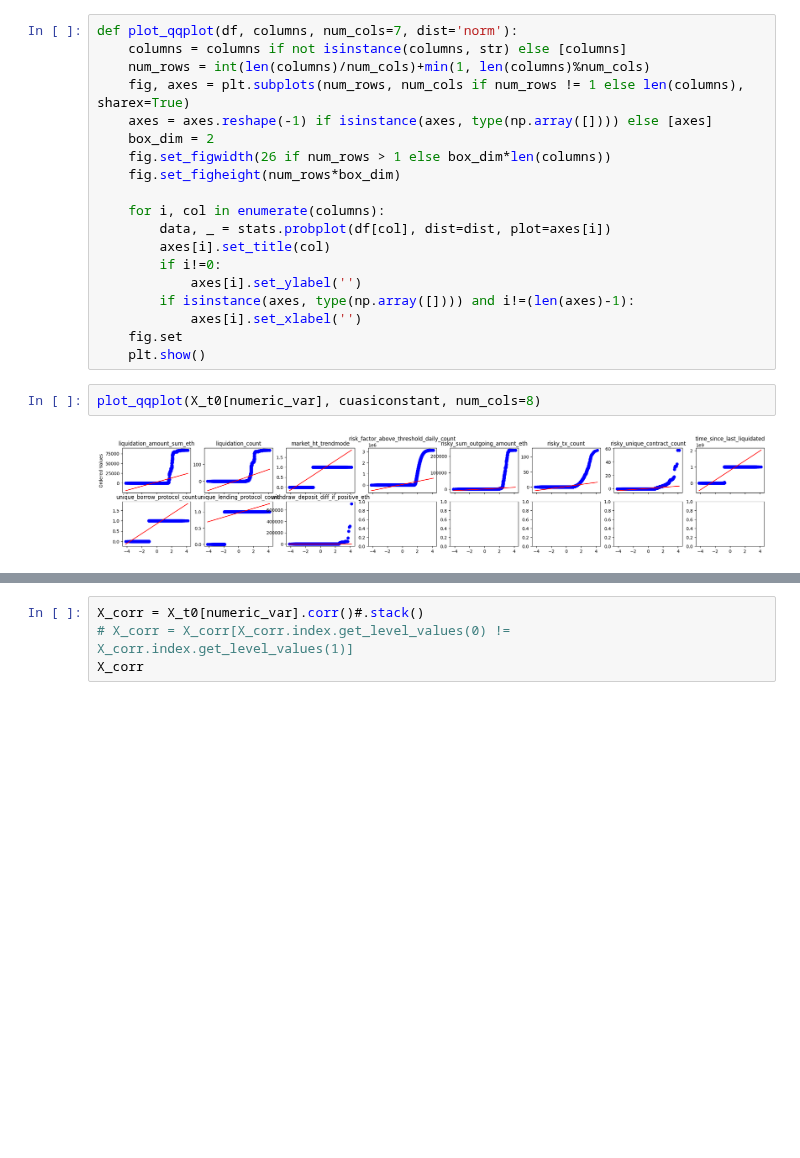
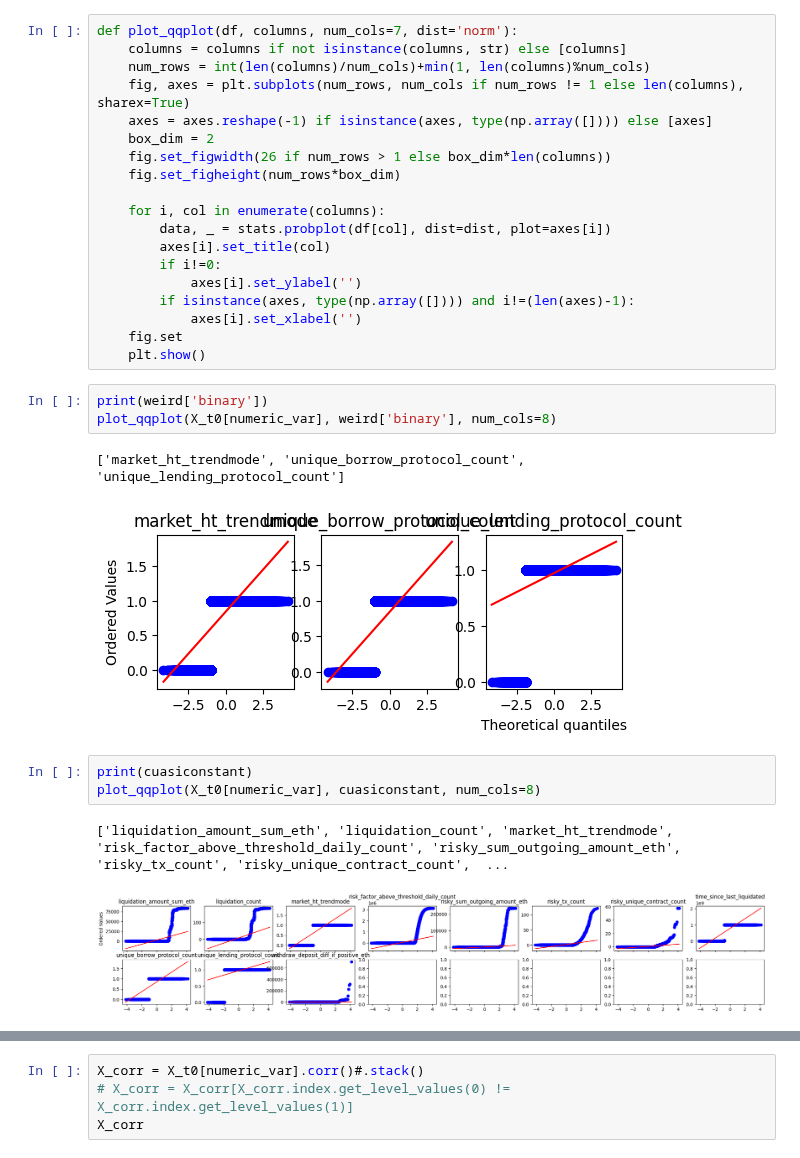
Before and after one commit to carinunez/Labs_MDS, a Jupyter notebook: proyecto_lab/project_entrega1.ipynb, the cells around one changed output, grey strips where cells are left out. Cells and saved outputs as stored; diff of their text form; blank space fills up the shorter version.

```diff
--- a/proyecto_lab/project_entrega1.ipynb
+++ b/proyecto_lab/project_entrega1.ipynb
@@ -393,7 +399,15 @@ def plot_qqplot(df, columns, num_cols=7, dist='norm'):
             axes[i].set_xlabel('')
     fig.set
     plt.show()
+# %%
+print(weird['binary'])
+plot_qqplot(X_t0[numeric_var], weird['binary'], num_cols=8)
+# %% [output]
+['market_ht_trendmode', 'unique_borrow_protocol_count', 'unique_lending_protocol_count']
+[figure, added]
 # %%
+print(cuasiconstant)
 plot_qqplot(X_t0[numeric_var], cuasiconstant, num_cols=8)
 # %% [output]
+['liquidation_amount_sum_eth', 'liquidation_count', 'market_ht_trendmode', 'risk_factor_above_threshold_daily_count', 'risky_sum_outgoing_amount_eth', 'risky_tx_count', 'risky_unique_contract_count',  ...
 [figure]
```
Also changed, not shown: parts of 10 cells of this notebook, 3 other files.
